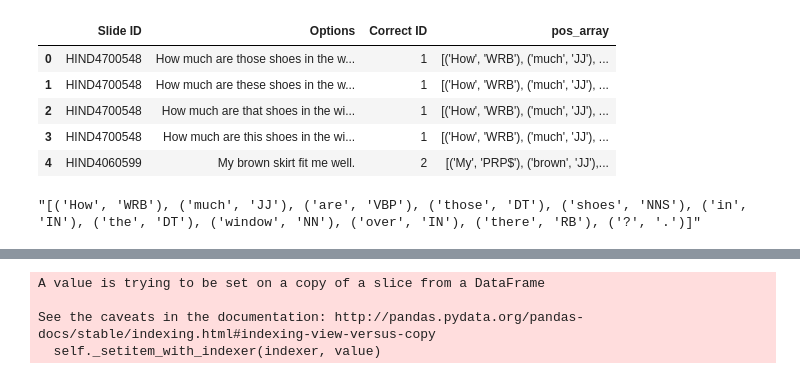
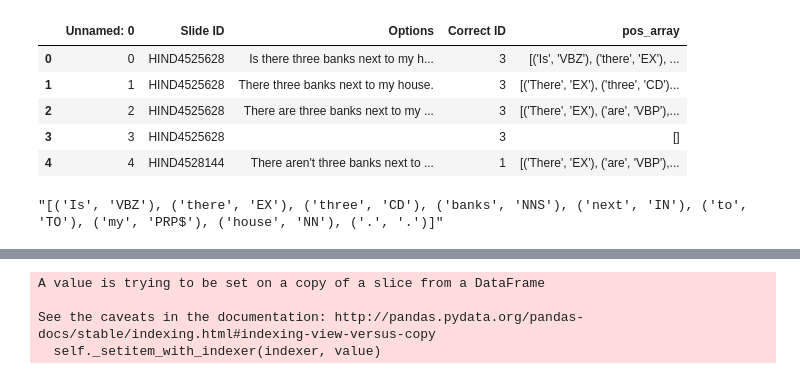
Before and after one commit to pasha00786/helloenglish, a Jupyter notebook: pos_delta.ipynb, the cells around one changed output, grey strips where cells are left out. Saved outputs shown, nothing was run; the diff lists cells and outputs as text; code cells hidden in the pictures.

Commit message:
Entire Missing word data indexed and fixed some bugs in grammarly.py

```diff
--- a/pos_delta.ipynb
+++ b/pos_delta.ipynb
@@ -3,21 +3,21 @@ import pandas as pd
 import numpy as np
 import re
 # %%
-df = pd.read_csv('pos_tagged_data.csv')
+df = pd.read_csv('pos_tagged_data_complete .csv')
 df.head()
 # %% [output]
-|  | Slide ID | Options | Correct ID | pos_array |
-| 0 | HIND4700548 | How much are those shoes in the w... | 1 | [('How', 'WRB'), ('much', 'JJ'), ... |
-| 1 | HIND4700548 | How much are these shoes in the w... | 1 | [('How', 'WRB'), ('much', 'JJ'), ... |
-| 2 | HIND4700548 | How much are that shoes in the wi... | 1 | [('How', 'WRB'), ('much', 'JJ'), ... |
-| 3 | HIND4700548 | How much are this shoes in the wi... | 1 | [('How', 'WRB'), ('much', 'JJ'), ... |
-| 4 | HIND4060599 | My brown skirt fit me well. | 2 | [('My', 'PRP$'), ('brown', 'JJ'),... |
+|  | Unnamed: 0 | Slide ID | Options | Correct ID | pos_array |
+| 0 | 0 | HIND4525628 | Is there three banks next to my h... | 3 | [('Is', 'VBZ'), ('there', 'EX'), ... |
+| 1 | 1 | HIND4525628 | There three banks next to my house. | 3 | [('There', 'EX'), ('three', 'CD')... |
+| 2 | 2 | HIND4525628 | There are three banks next to my ... | 3 | [('There', 'EX'), ('are', 'VBP'),... |
+| 3 | 3 | HIND4525628 |  | 3 | [] |
+| 4 | 4 | HIND4528144 | There aren't three banks next to ... | 1 | [('There', 'EX'), ('are', 'VBP'),... |
 # %%
 pos_array = list(df['pos_array'])
 # %%
 pos_array[0]
 # %% [output]
-"[('How', 'WRB'), ('much', 'JJ'), ('are', 'VBP'), ('those', 'DT'), ('shoes', 'NNS'), ('in', 'IN'), ('the', 'DT'), ('window', 'NN'), ('over', 'IN'), ('there', 'RB'), ('?', '.')]"
+"[('Is', 'VBZ'), ('there', 'EX'), ('three', 'CD'), ('banks', 'NNS'), ('next', 'IN'), ('to', 'TO'), ('my', 'PRP$'), ('house', 'NN'), ('.', '.')]"
 # %%
 def tokentolist(token):
     pos = re.findall('\(.*?\)',token)
```
Also changed, not shown: parts of 7 cells of this notebook, 8 other files.
